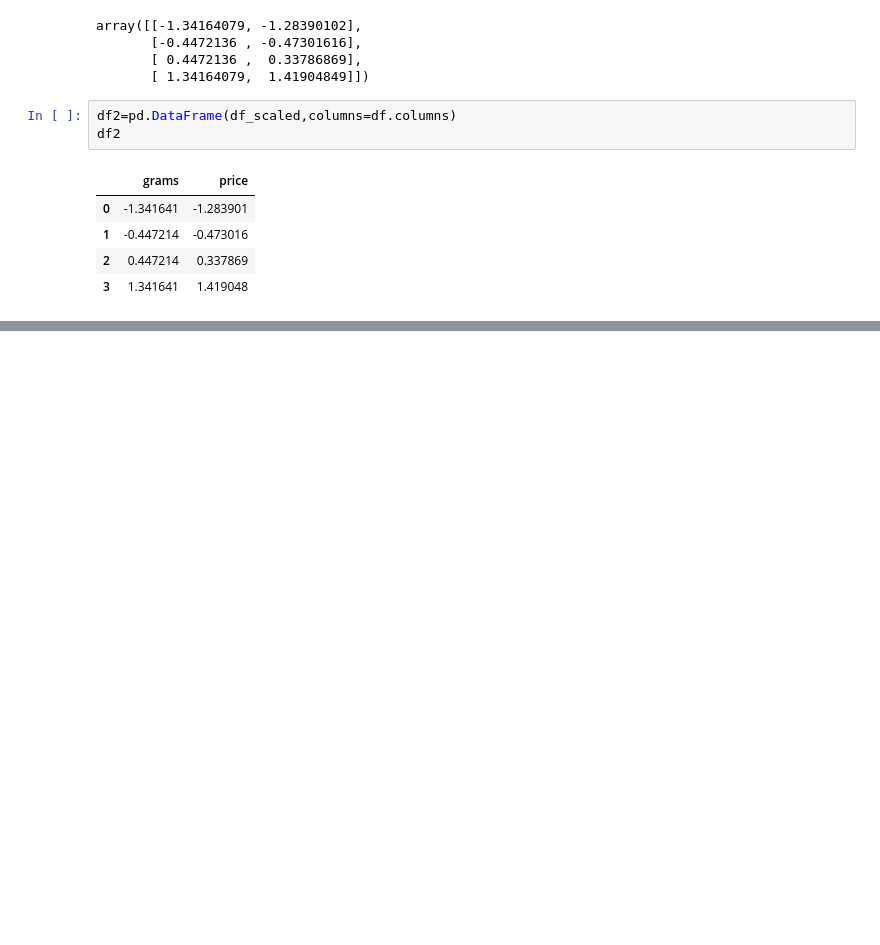
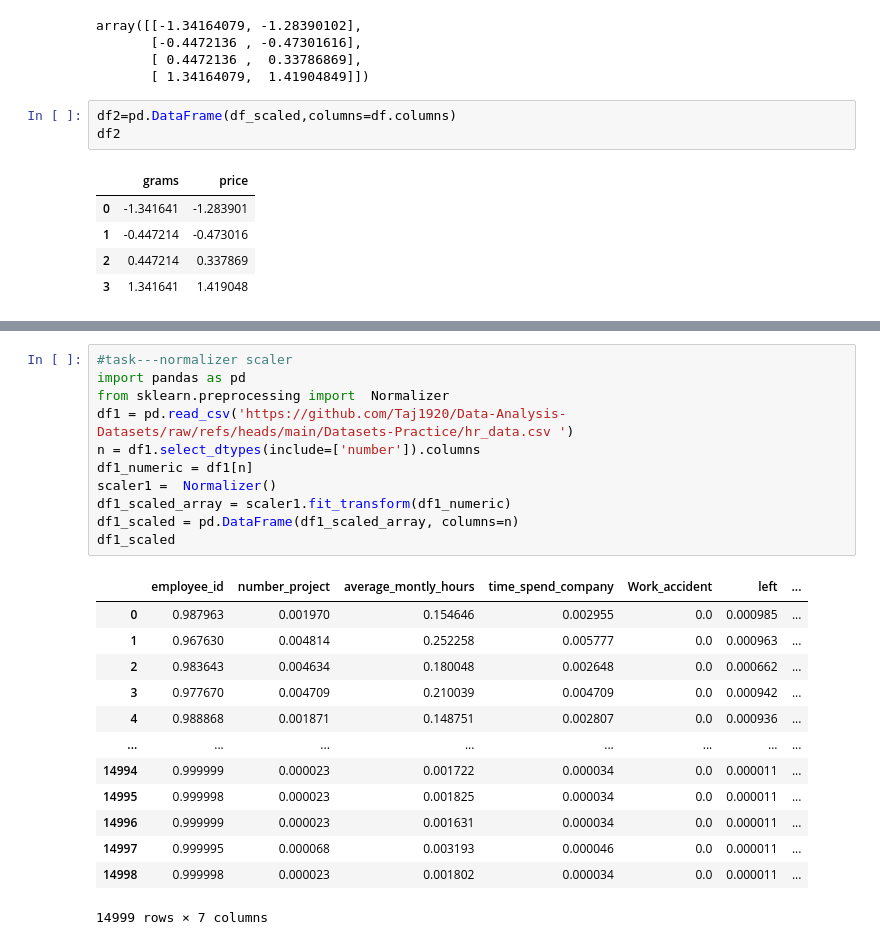
Before and after one commit to hipparagiaishwarya2130-lang/datascience, a Jupyter notebook: Feature_Scaling.ipynb, the cells around one changed output, grey strips where cells are left out. Drawn from its saved outputs; the diff is of its cells as text; blank space fills up the shorter version.

```diff
--- a/Feature_Scaling.ipynb
+++ b/Feature_Scaling.ipynb
@@ -52,0 +146,25 @@ df_scaled1
+# %%
+#task---normalizer scaler
+import pandas as pd
+from sklearn.preprocessing import  Normalizer
+df1 = pd.read_csv('https://github.com/Taj1920/Data-Analysis-Datasets/raw/refs/heads/main/Datasets-Practice/hr_data.csv ')
+n = df1.select_dtypes(include=['number']).columns
+df1_numeric = df1[n]
+scaler1 =  Normalizer()
+df1_scaled_array = scaler1.fit_transform(df1_numeric)
+df1_scaled = pd.DataFrame(df1_scaled_array, columns=n)
+df1_scaled
+# %% [output]
+|  | employee_id | number_project | average_montly_hours | time_spend_company | Work_accident | left | ... |
+| 0 | 0.987963 | 0.001970 | 0.154646 | 0.002955 | 0.0 | 0.000985 | ... |
+| 1 | 0.967630 | 0.004814 | 0.252258 | 0.005777 | 0.0 | 0.000963 | ... |
+| 2 | 0.983643 | 0.004634 | 0.180048 | 0.002648 | 0.0 | 0.000662 | ... |
+| 3 | 0.977670 | 0.004709 | 0.210039 | 0.004709 | 0.0 | 0.000942 | ... |
+| 4 | 0.988868 | 0.001871 | 0.148751 | 0.002807 | 0.0 | 0.000936 | ... |
+| ... | ... | ... | ... | ... | ... | ... | ... |
+| 14994 | 0.999999 | 0.000023 | 0.001722 | 0.000034 | 0.0 | 0.000011 | ... |
+| 14995 | 0.999998 | 0.000023 | 0.001825 | 0.000034 | 0.0 | 0.000011 | ... |
+| 14996 | 0.999999 | 0.000023 | 0.001631 | 0.000034 | 0.0 | 0.000011 | ... |
+| 14997 | 0.999995 | 0.000068 | 0.003193 | 0.000046 | 0.0 | 0.000011 | ... |
+| 14998 | 0.999998 | 0.000023 | 0.001802 | 0.000034 | 0.0 | 0.000011 | ... |
+14999 rows × 7 columns
```
Also changed, not shown: parts of 6 cells of this notebook.
